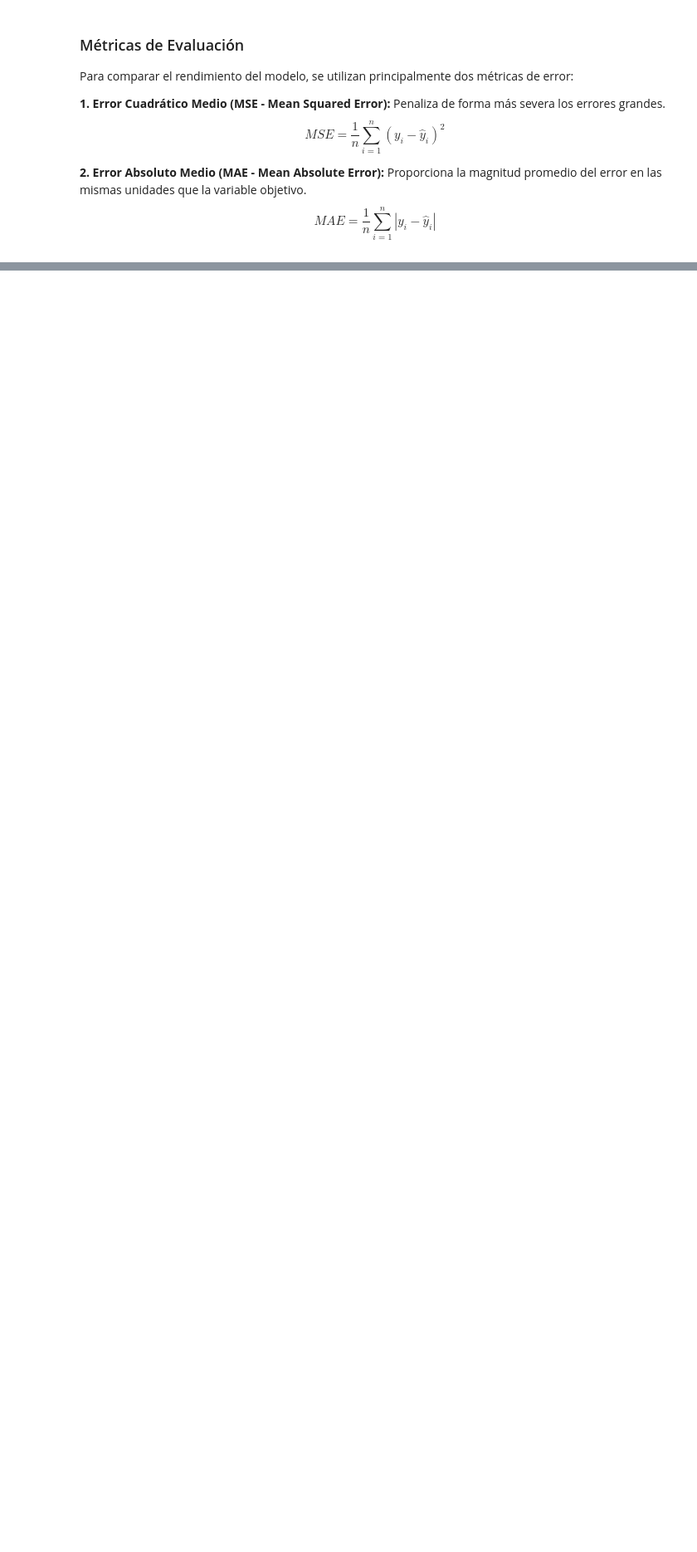
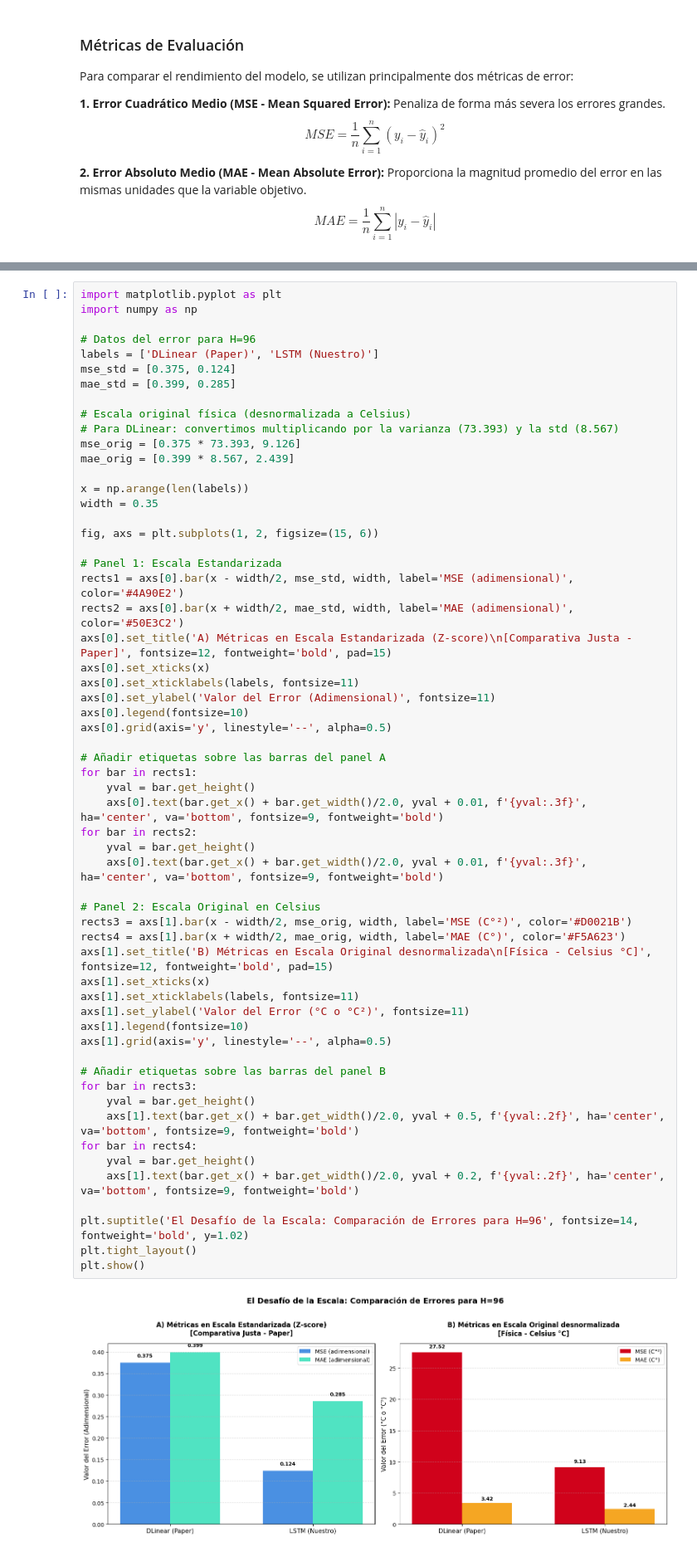
Before and after one commit to Dass-19/LTSF, a Jupyter notebook: LTSF.ipynb, the cells around one changed output, grey strips where cells are left out. Shown at 83% size. Saved outputs shown, nothing was run; the diff lists cells and outputs as text; blank space fills up the shorter version.

```diff
--- a/LTSF.ipynb
+++ b/LTSF.ipynb
@@ -705,0 +728,60 @@ Esto apoya la principal conclusión de *Zeng et al.*: las arquitecturas recurren
+# %%
+import matplotlib.pyplot as plt
+import numpy as np
+
+# Datos del error para H=96
+labels = ['DLinear (Paper)', 'LSTM (Nuestro)']
+mse_std = [0.375, 0.124]
+mae_std = [0.399, 0.285]
+
+# Escala original física (desnormalizada a Celsius)
+# Para DLinear: convertimos multiplicando por la varianza (73.393) y la std (8.567)
+mse_orig = [0.375 * 73.393, 9.126]
+mae_orig = [0.399 * 8.567, 2.439]
+
+x = np.arange(len(labels))
+width = 0.35
+
+fig, axs = plt.subplots(1, 2, figsize=(15, 6))
+
+# Panel 1: Escala Estandarizada
+rects1 = axs[0].bar(x - width/2, mse_std, width, label='MSE (adimensional)', color='#4A90E2')
+rects2 = axs[0].bar(x + width/2, mae_std, width, label='MAE (adimensional)', color='#50E3C2')
+axs[0].set_title('A) Métricas en Escala Estandarizada (Z-score)\n[Comparativa Justa - Paper]', fontsize=12, fontweight='bold', pad=15)
+axs[0].set_xticks(x)
+axs[0].set_xticklabels(labels, fontsize=11)
+axs[0].set_ylabel('Valor del Error (Adimensional)', fontsize=11)
+axs[0].legend(fontsize=10)
+axs[0].grid(axis='y', linestyle='--', alpha=0.5)
+
+# Añadir etiquetas sobre las barras del panel A
+for bar in rects1:
+    yval = bar.get_height()
+    axs[0].text(bar.get_x() + bar.get_width()/2.0, yval + 0.01, f'{yval:.3f}', ha='center', va='bottom', fontsize=9, fontweight='bold')
+for bar in rects2:
+    yval = bar.get_height()
+    axs[0].text(bar.get_x() + bar.get_width()/2.0, yval + 0.01, f'{yval:.3f}', ha='center', va='bottom', fontsize=9, fontweight='bold')
+
+# Panel 2: Escala Original en Celsius
+rects3 = axs[1].bar(x - width/2, mse_orig, width, label='MSE (C°²)', color='#D0021B')
+rects4 = axs[1].bar(x + width/2, mae_orig, width, label='MAE (C°)', color='#F5A623')
+axs[1].set_title('B) Métricas en Escala Original desnormalizada\n[Física - Celsius °C]', fontsize=12, fontweight='bold', pad=15)
+axs[1].set_xticks(x)
+axs[1].set_xticklabels(labels, fontsize=11)
+axs[1].set_ylabel('Valor del Error (°C o °C²)', fontsize=11)
+axs[1].legend(fontsize=10)
+axs[1].grid(axis='y', linestyle='--', alpha=0.5)
+
+# Añadir etiquetas sobre las barras del panel B
+for bar in rects3:
+    yval = bar.get_height()
+    axs[1].text(bar.get_x() + bar.get_width()/2.0, yval + 0.5, f'{yval:.2f}', ha='center', va='bottom', fontsize=9, fontweight='bold')
+for bar in rects4:
+    yval = bar.get_height()
+    axs[1].text(bar.get_x() + bar.get_width()/2.0, yval + 0.2, f'{yval:.2f}', ha='center', va='bottom', fontsize=9, fontweight='bold')
+
+plt.suptitle('El Desafío de la Escala: Comparación de Errores para H=96', fontsize=14, fontweight='bold', y=1.02)
+plt.tight_layout()
+plt.show()
+# %% [output]
+[figure, added]
```
Also changed, not shown: parts of 9 cells of this notebook.
